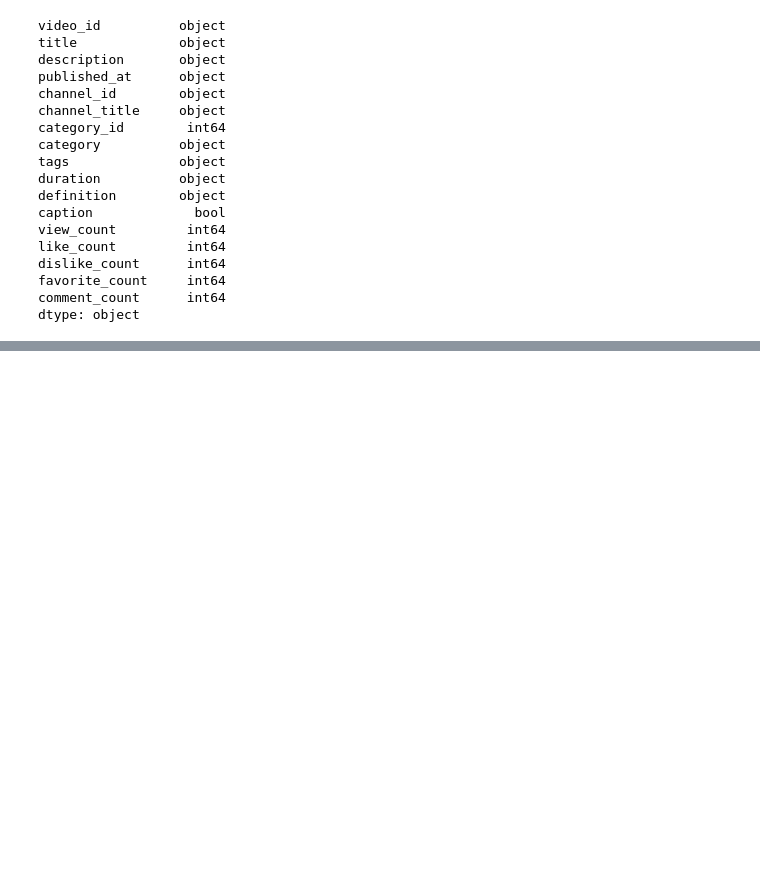
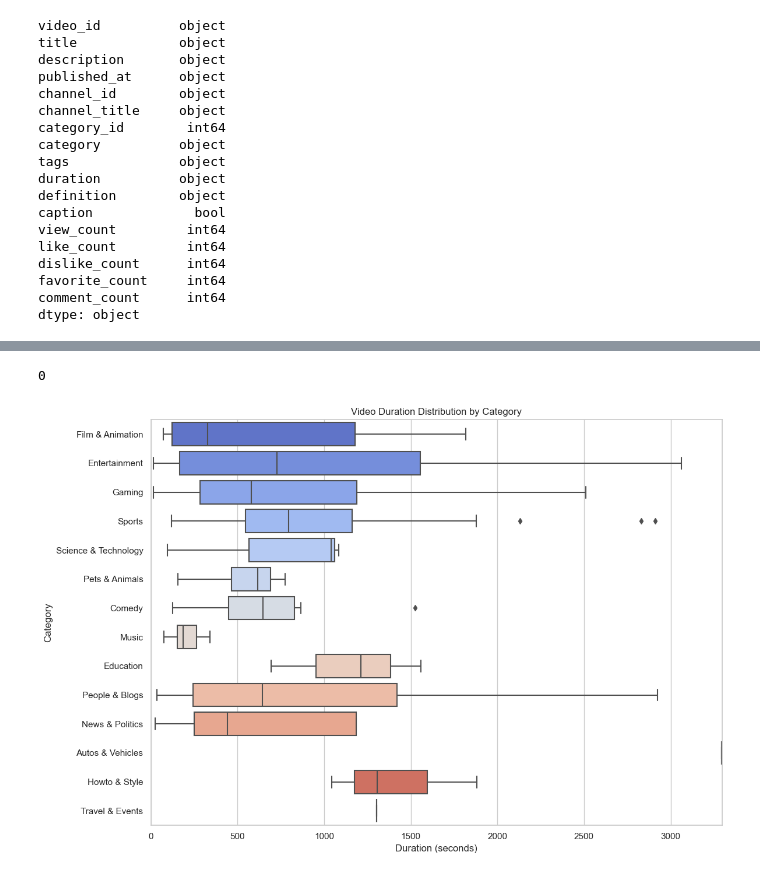
Before and after one commit to saharzare/Python-for-data-analysis, a Jupyter notebook: Youtube Analysis.ipynb, the cells around one changed output, grey strips where cells are left out. Cells and saved outputs as stored; diff of their text form; code cells hidden in the pictures; blank space fills up the shorter version.

```diff
--- a/Youtube Analysis.ipynb
+++ b/Youtube Analysis.ipynb
@@ -564,0 +362,15 @@ plt.show()
+# %%
+df[df['category'] == 'Autos & Vehicles']['duration_seconds'].isnull().sum()
+# %% [output]
+0
+# %%
+plt.figure(figsize=(12, 8))
+sns.boxplot(data=df, x='duration_seconds', y='category', palette='coolwarm', orient='h')
+plt.title('Video Duration Distribution by Category')
+plt.xlabel('Duration (seconds)')
+plt.ylabel('Category')
+plt.xlim(0, df['duration_seconds'].quantile(0.95))  # Remove extreme outliers for cleaner view
+plt.tight_layout()
+plt.show()
+# %% [output]
+[figure, added]
```
Also changed, not shown: parts of 29 cells of this notebook.
